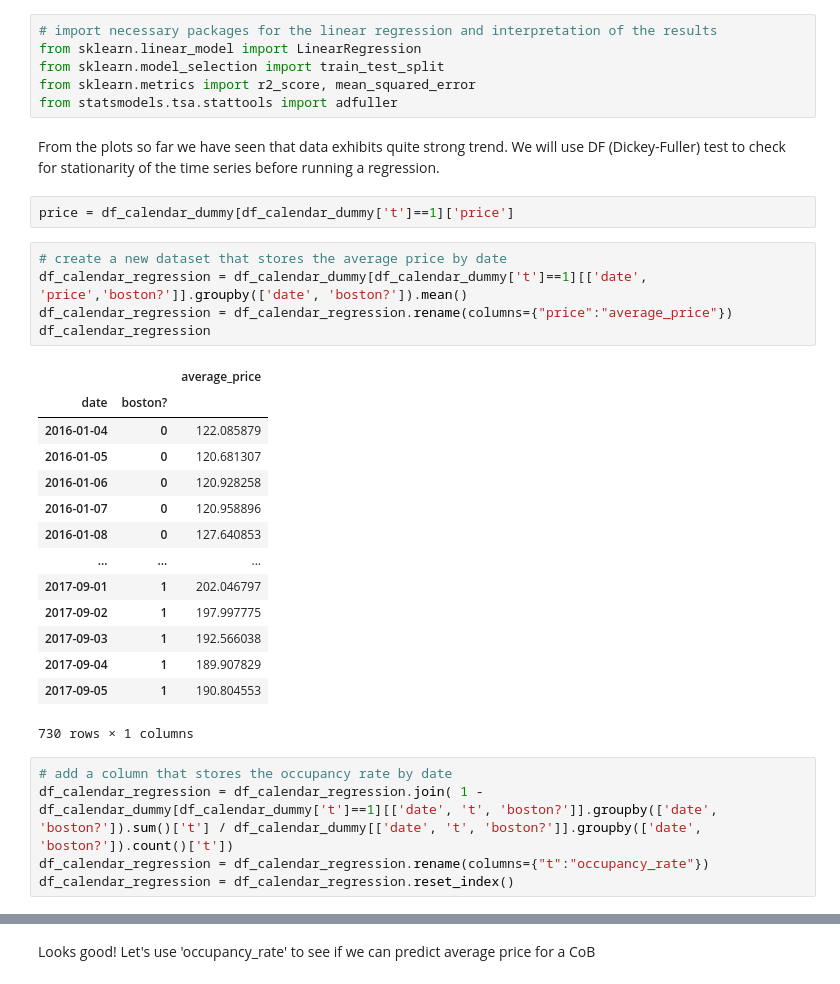
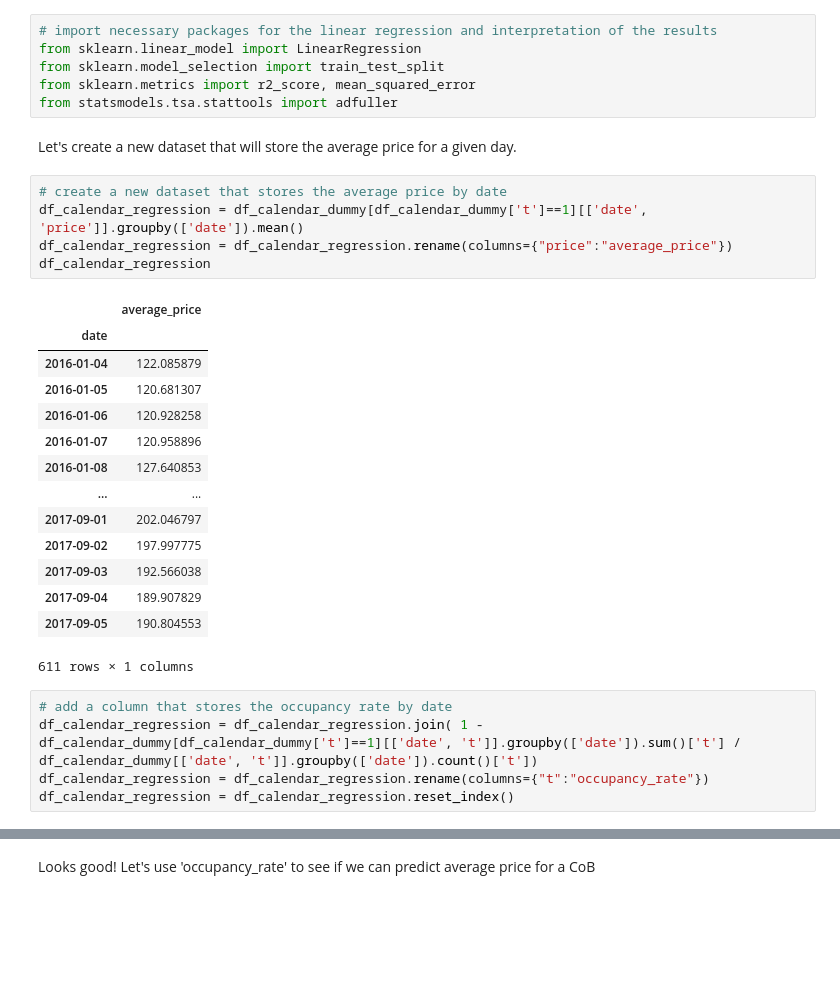
Before and after one commit to acp91/Analyze-AirBnB-Data, a Jupyter notebook: DataScience_Project1_v2.ipynb, the cells around one changed output, grey strips where cells are left out. Drawn from its saved outputs; the diff is of its cells as text; blank space fills up the shorter version.

```diff
--- a/DataScience_Project1_v2.ipynb
+++ b/DataScience_Project1_v2.ipynb
@@ -291,33 +295,31 @@ from sklearn.linear_model import LinearRegression
 from sklearn.model_selection import train_test_split
 from sklearn.metrics import r2_score, mean_squared_error
 from statsmodels.tsa.stattools import adfuller
-# %% [markdown]
-From the plots so far we have seen that data exhibits quite strong trend. We will use DF (Dickey-Fuller) test to check for stationarity of the time series before running a regression.
-# %%
-price = df_calendar_dummy[df_calendar_dummy['t']==1]['price']
+# %% [markdown]
+Let's create a new dataset that will store the average price for a given day.
 # %%
 # create a new dataset that stores the average price by date
-df_calendar_regression = df_calendar_dummy[df_calendar_dummy['t']==1][['date', 'price','boston?']].groupby(['date', 'boston?']).mean()
+df_calendar_regression = df_calendar_dummy[df_calendar_dummy['t']==1][['date', 'price']].groupby(['date']).mean()
 df_calendar_regression = df_calendar_regression.rename(columns={"price":"average_price"})
 df_calendar_regression
 # %% [output]
-|  |  | average_price |
-| date | boston? |  |
-| 2016-01-04 | 0 | 122.085879 |
-| 2016-01-05 | 0 | 120.681307 |
-| 2016-01-06 | 0 | 120.928258 |
-| 2016-01-07 | 0 | 120.958896 |
-| 2016-01-08 | 0 | 127.640853 |
-| ... | ... | ... |
-| 2017-09-01 | 1 | 202.046797 |
-| 2017-09-02 | 1 | 197.997775 |
-| 2017-09-03 | 1 | 192.566038 |
-| 2017-09-04 | 1 | 189.907829 |
-| 2017-09-05 | 1 | 190.804553 |
+|  | average_price |
+| date |  |
+| 2016-01-04 | 122.085879 |
+| 2016-01-05 | 120.681307 |
+| 2016-01-06 | 120.928258 |
+| 2016-01-07 | 120.958896 |
+| 2016-01-08 | 127.640853 |
+| ... | ... |
+| 2017-09-01 | 202.046797 |
+| 2017-09-02 | 197.997775 |
+| 2017-09-03 | 192.566038 |
+| 2017-09-04 | 189.907829 |
+| 2017-09-05 | 190.804553 |
-730 rows × 1 columns
+611 rows × 1 columns
 # %%
 # add a column that stores the occupancy rate by date
-df_calendar_regression = df_calendar_regression.join( 1 - df_calendar_dummy[df_calendar_dummy['t']==1][['date', 't', 'boston?']].groupby(['date', 'boston?']).sum()['t'] / df_calendar_dummy[['date', 't', 'boston?']].groupby(['date', 'boston?']).count()['t'])
+df_calendar_regression = df_calendar_regression.join( 1 - df_calendar_dummy[df_calendar_dummy['t']==1][['date', 't']].groupby(['date']).sum()['t'] / df_calendar_dummy[['date', 't']].groupby(['date']).count()['t'])
 df_calendar_regression = df_calendar_regression.rename(columns={"t":"occupancy_rate"})
 df_calendar_regression = df_calendar_regression.reset_index()
 # %%
```
Also changed, not shown: parts of 10 cells of this notebook.
